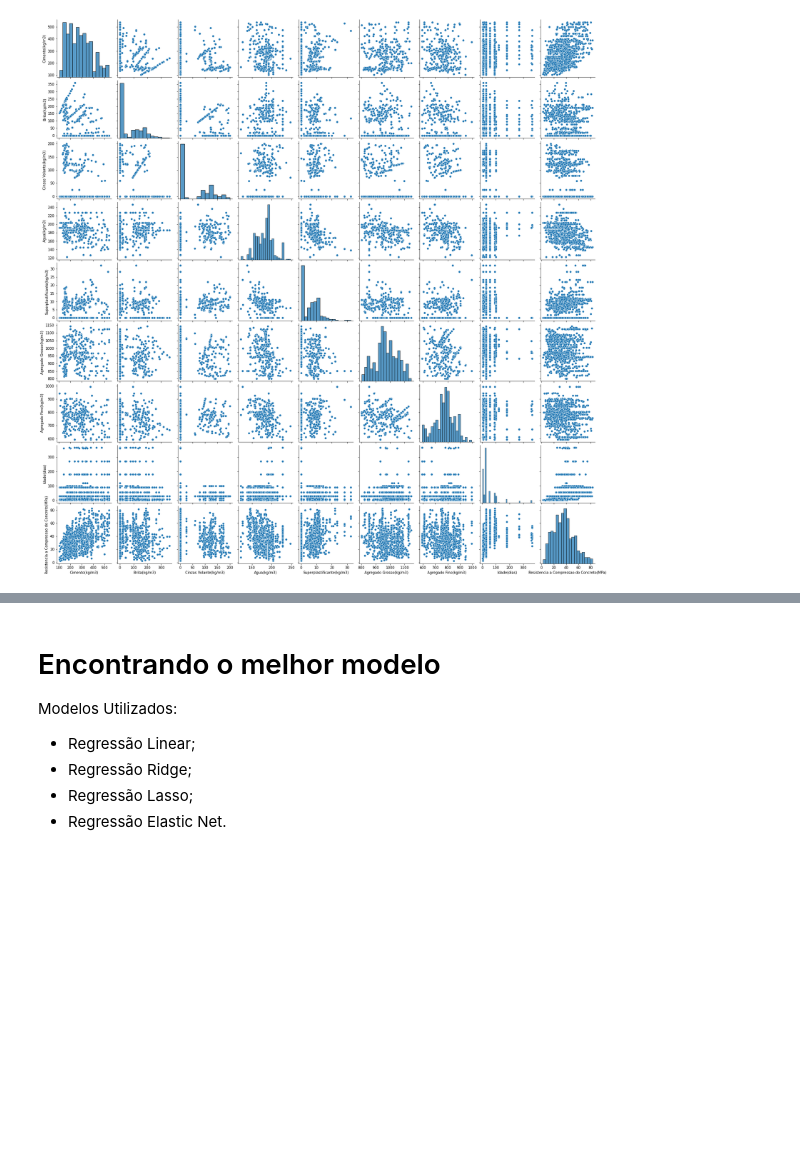
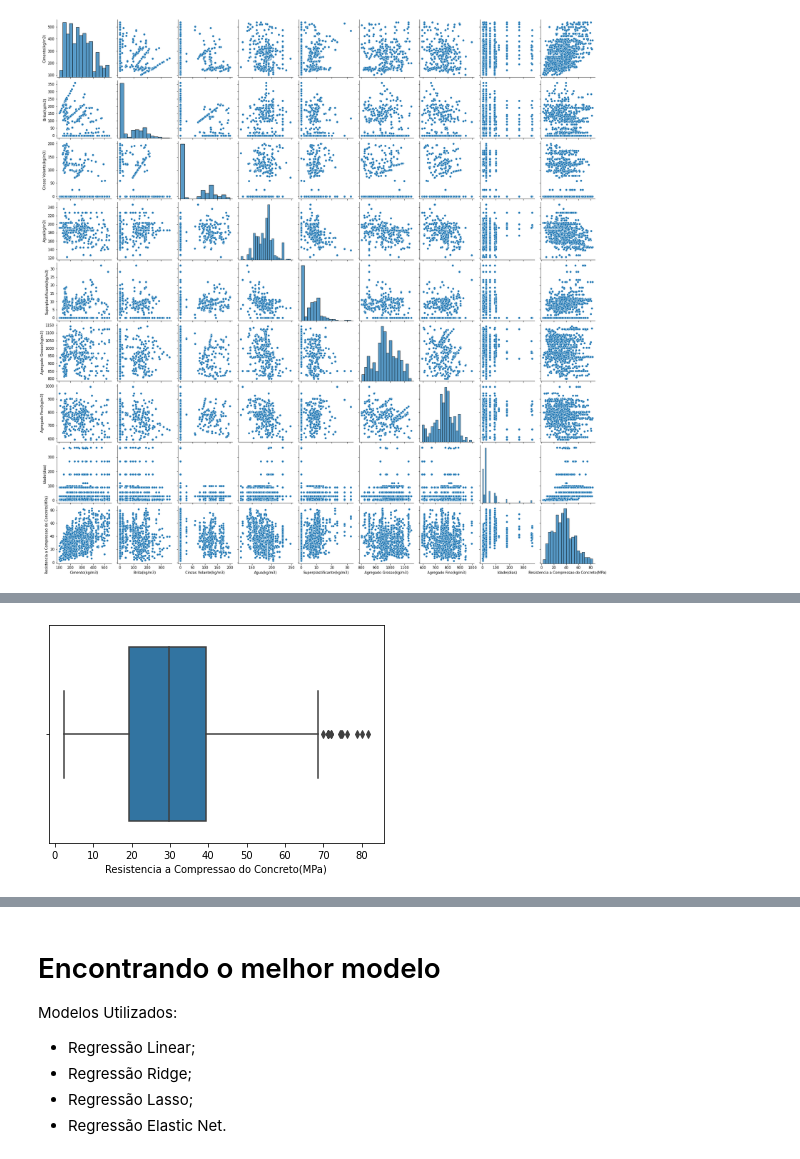
Before and after one commit to solenya1/CCS_PREDICTION, a Jupyter notebook: RC_MODEL.ipynb, the cells around one changed output, grey strips where cells are left out. Saved outputs shown, nothing was run; the diff lists cells and outputs as text; code cells hidden in the pictures; blank space fills up the shorter version.

```diff
--- a/RC_MODEL.ipynb
+++ b/RC_MODEL.ipynb
@@ -147,0 +228,4 @@ corr_ = sns.pairplot(df)
+# %%
+ax1 = sns.boxplot(x=new_df["Resistencia a Compressao do Concreto(MPa)"])
+# %% [output]
+[figure, added]
```
Also changed, not shown: parts of 25 cells of this notebook.
